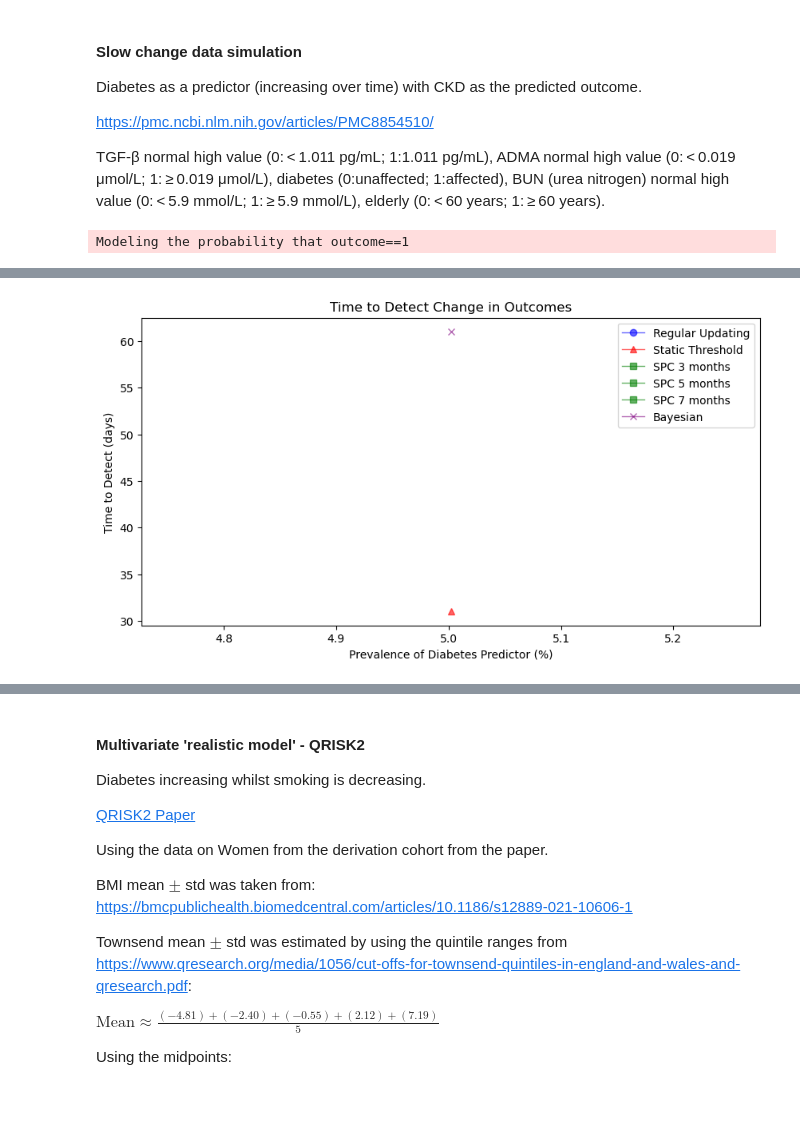
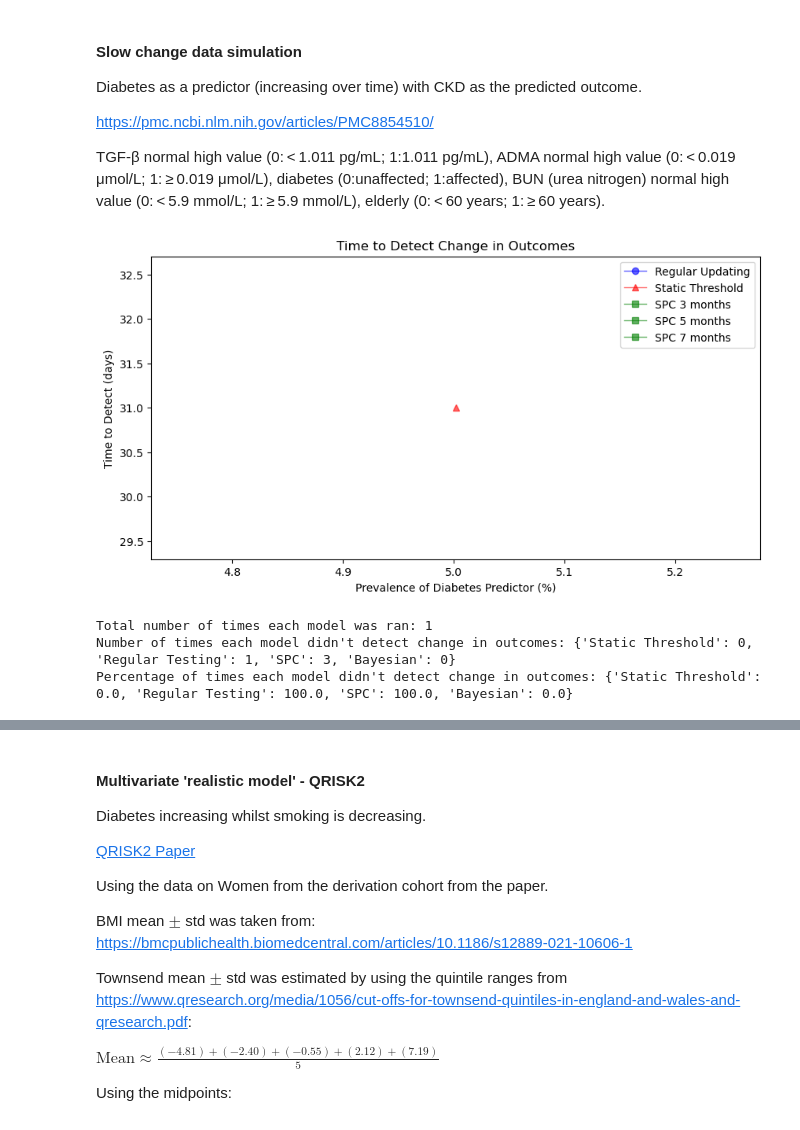
Before and after one commit to sdrelton/PREDICT, a Jupyter notebook: Comparison/detect_comparison.ipynb, the cells around one changed output, grey strips where cells are left out. Drawn from its saved outputs; the diff is of its cells as text; code cells hidden in the pictures.

```diff
--- a/Comparison/detect_comparison.ipynb
+++ b/Comparison/detect_comparison.ipynb
@@ -700,9 +678,8 @@ elderly_coef = 0.603
 plt.figure(figsize=(10, 5))
 plt.title(f"Time to Detect Change in Outcomes")
 
-for startDateString in startDateStrings:
+for startDateidx, startDateString in enumerate(startDateStrings):
     perc_dm = 0.05 # 5.5%
-    start_times = []
     dm_increases = []
     regular_ttd = []
     static_ttd = []
@@ -777,77 +754,77 @@ for startDateString in startDateStrings:
         largest_c_slope_change = max(abs(min(calibration_slope_values)), abs(max(calibration_slope_values)))
         drop_size = abs(statistics.mean(calibration_slope_values) - largest_c_slope_change)
 
-        start_times.append(startDate)
 
+        #drop_sizes.append(drop_size)
+        dm_increases.append(perc_dm)
+        # run regular testing
+        ########################## Regular Testing ##########################
+        model = RecalibratePredictions()
+        model.trigger = TimeframeTrigger(model=model, updateTimestep=100, dataStart=df['date'].min(), dataEnd=df['date'].max())
+        total_runs +=1
+        ttd = get_model_updated_log(df, model, startDateStrings, startDateidx, "Regular Testing", undetected)
+        regular_ttd.append(ttd)
 
-        for i in range(0, len(start_times)):
-            #drop_sizes.append(drop_size)
-            dm_increases.append(perc_dm)
-            # run regular testing
-            ########################## Regular Testing ##########################
-            model = RecalibratePredictions()
-            model.trigger = TimeframeTrigger(model=model, updateTimestep=100, dataStart=df['date'].min(), dataEnd=df['date'].max())
-            total_runs +=1
-            ttd = get_model_updated_log(df, model, start_times, i, "Regular Testing", undetected)
-            regular_ttd.append(ttd)
+        ############################ Static Threshold ############################
+        model = RecalibratePredictions()
+        recalthreshold = 0.851 # Paper has AUROC of 0.889, with lower CI at 0.851
+        model.trigger = AUROCThreshold(model=model, prediction_threshold=recalthreshold)
+        ttd = get_model_updated_log(df, model, startDateStrings, startDateidx, "Static Threshold", undetected)
+        static_ttd.append(ttd)
 
-            ############################ Static Threshold ############################
-            model = RecalibratePredictions()
-            recalthreshold = 0.851 # Paper has AUROC of 0.889, with lower CI at 0.851
-            model.trigger = AUROCThreshold(model=model, prediction_threshold=recalthreshold)
-            ttd = get_model_updated_log(df, model, start_times, i, "Static Threshold", undetected)
-            static_ttd.append(ttd)
+        ############################ SPC ############################
+        model = RecalibratePredictions()
+        model.trigger = SPCTrigger(model=model, input_data=df, numMonths=3, verbose=False)
+        ttd = get_model_updated_log(df, model, startDateStrings, startDateidx, "SPC", undetected)
+        spc_ttd3.append(ttd)
 
-            ############################ SPC ############################
-            model = RecalibratePredictions()
-            model.trigger = SPCTrigger(model=model, input_data=df, numMonths=3, verbose=False)
-            ttd = get_model_updated_log(df, model, start_times, i, "SPC", undetected)
-            spc_ttd3.append(ttd)
+        model.trigger = SPCTrigger(model=model, input_data=df, numMonths=5, verbose=False)
+        ttd = get_model_updated_log(df, model, startDateStrings, startDateidx, "SPC", undetected)
+        spc_ttd5.append(ttd)
 
-            model.trigger = SPCTrigger(model=model, input_data=df, numMonths=5, verbose=False)
-            ttd = get_model_updated_log(df, model, start_times, i, "SPC", undetected)
-            spc_ttd5.append(ttd)
+        model.trigger = SPCTrigger(model=model, input_data=df, numMonths=7, verbose=False)
+        ttd = get_model_updated_log(df, model, startDateStrings, startDateidx, "SPC", undetected)
+        spc_ttd7.append(ttd)
 
-            model.trigger = SPCTrigger(model=model, input_data=df, numMonths=7, verbose=False)
-            ttd = get_model_updated_log(df, model, start_times, i, "SPC", undetected)
-            spc_ttd7.append(ttd)
-
-            ############################ Bayesian ############################
-            model = BayesianModel(input_data=df, priors={"Intercept": (0.01, 0.01), "TGFB": (mean_TGFB, std_TGFB), "ADMA": (mean_ADMA, std_ADMA), "DM": (DM_coef, 0.01), "BUN": (mean_BUN, std_BUN),
-                                                        "elderly": (elderly_coef, 0.01)}, cores=1, verbose=False, draws=100, chains=2)
-            model.trigger = BayesianRefitTrigger(model=model, input_data=df, refitFrequency=1)
-            ttd = get_model_updated_log(df, model, start_times, i, "Bayesian", undetected)
-            bayesian_ttd.append(ttd)
+        ############################ Bayesian ############################
+        # model = BayesianModel(input_data=df, priors={"Intercept": (0.01, 0.01), "TGFB": (mean_TGFB, std_TGFB), "ADMA": (mean_ADMA, std_ADMA), "DM": (DM_coef, 0.01), "BUN": (mean_BUN, std_BUN),
+        #                                             "elderly": (elderly_coef, 0.01)}, cores=1, verbose=False, draws=100, chains=2)
+        # model.trigger = BayesianRefitTrigger(model=model, input_data=df, refitFrequency=1)
+        # ttd = get_model_updated_log(df, model, startDateStrings, startDateidx, "Bayesian", undetected)
+        # bayesian_ttd.append(ttd)
 
 
     dm_increases = [x * 100 for x in dm_increases]  # Convert to percentage
     # plot the time to detect for all models
 
     regular_ttd_df = pd.DataFrame({"dm_increases": dm_increases, "regular_ttd": regular_ttd}).dropna(inplace=False)
     plt.plot("dm_increases", "regular_ttd", color='blue', label='Regular Updating', marker='o', alpha=0.6, linewidth=1, data=regular_ttd_df)
     static_ttd_df = pd.DataFrame({"dm_increases": dm_increases, "static_ttd": static_ttd}).dropna(inplace=False)
     plt.plot("dm_increases", "static_ttd", color='red', label='Static Threshold', marker='^', alpha=0.6, linewidth=1, data=static_ttd_df)
     spc_ttd3_df = pd.DataFrame({"dm_increases": dm_increases, "spc_ttd3": spc_ttd3}).dropna(inplace=False)
     plt.plot("dm_increases", "spc_ttd3", color='green', label='SPC 3 months', marker='s', alpha=0.6, linewidth=1, data=spc_ttd3_df)
     spc_ttd5_df = pd.DataFrame({"dm_increases": dm_increases, "spc_ttd5": spc_ttd5}).dropna(inplace=False)
     plt.plot("dm_increases", "spc_ttd5", color='green', label='SPC 5 months', marker='s', alpha=0.6, linewidth=1, data=spc_ttd5_df)
     spc_ttd7_df = pd.DataFrame({"dm_increases": dm_increases, "spc_ttd7": spc_ttd7}).dropna(inplace=False)
     plt.plot("dm_increases", "spc_ttd7", color='green', label='SPC 7 months', marker='s', alpha=0.6, linewidth=1, data=spc_ttd7_df)
-    bayesian_ttd_df = pd.DataFrame({"dm_increases": dm_increases, "bayesian_ttd": bayesian_ttd}).dropna(inplace=False)
-    plt.plot("dm_increases", "bayesian_ttd", color='purple', label='Bayesian', marker='x', alpha=0.6, linewidth=1, data=bayesian_ttd_df)
+    # bayesian_ttd_df = pd.DataFrame({"dm_increases": dm_increases, "bayesian_ttd": bayesian_ttd}).dropna(inplace=False)
+    # plt.plot("dm_increases", "bayesian_ttd", color='purple', label='Bayesian', marker='x', alpha=0.6, linewidth=1, data=bayesian_ttd_df)
 plt.xlabel("Prevalence of Diabetes Predictor (%)")
 plt.ylabel("Time to Detect (days)")
 handles, labels = plt.gca().get_legend_handles_labels()
 # Ensure only the first plot of each model is labelled in the legend
 plt.legend(handles[:6], labels[:6])
 plt.show()
 
 
 # Print the number of undetected models
 print(f"Total number of times each model was ran: {total_runs}")
 percentages = {key: (value / total_runs * 100) if total_runs > 0 else 0 for key, value in undetected.items()}
 percentages["SPC"] /= 3 # divide by 3 since SPC was run 3 times
 print("Number of times each model didn't detect change in outcomes:", undetected)
 print("Percentage of times each model didn't detect change in outcomes:", percentages)
 # %% [output]
+[figure, new version]
-Modeling the probability that outcome==1
+Total number of times each model was ran: 1
+Number of times each model didn't detect change in outcomes: {'Static Threshold': 0, 'Regular Testing': 1, 'SPC': 3, 'Bayesian': 0}
+Percentage of times each model didn't detect change in outcomes: {'Static Threshold': 0.0, 'Regular Testing': 100.0, 'SPC': 100.0, 'Bayesian': 0.0}
@@ -866 +830,0 @@ The effective sample size per chain is smaller than 100 for some parameters.  A
-[figure, old version]
```
Also changed, not shown: parts of 5 cells of this notebook.
